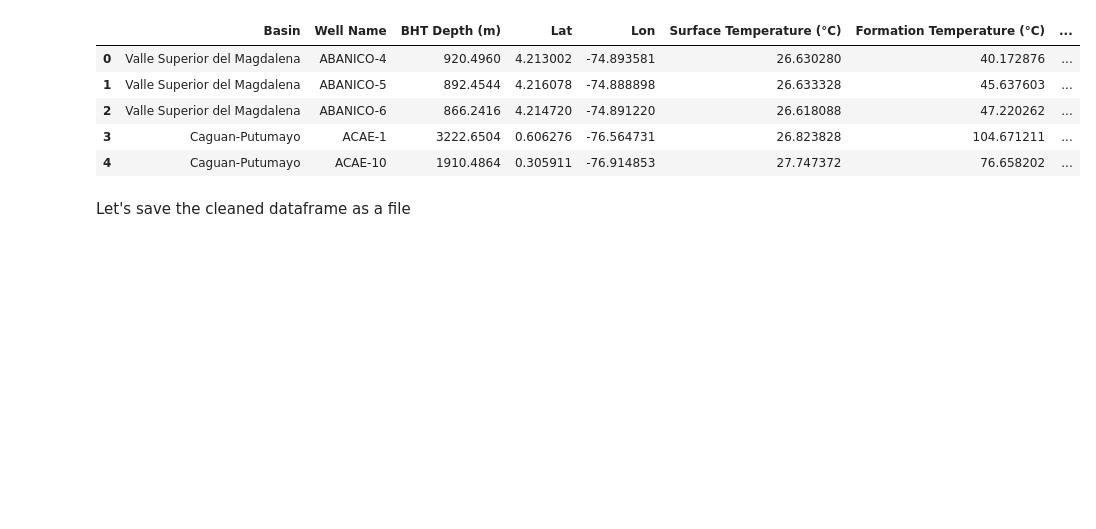
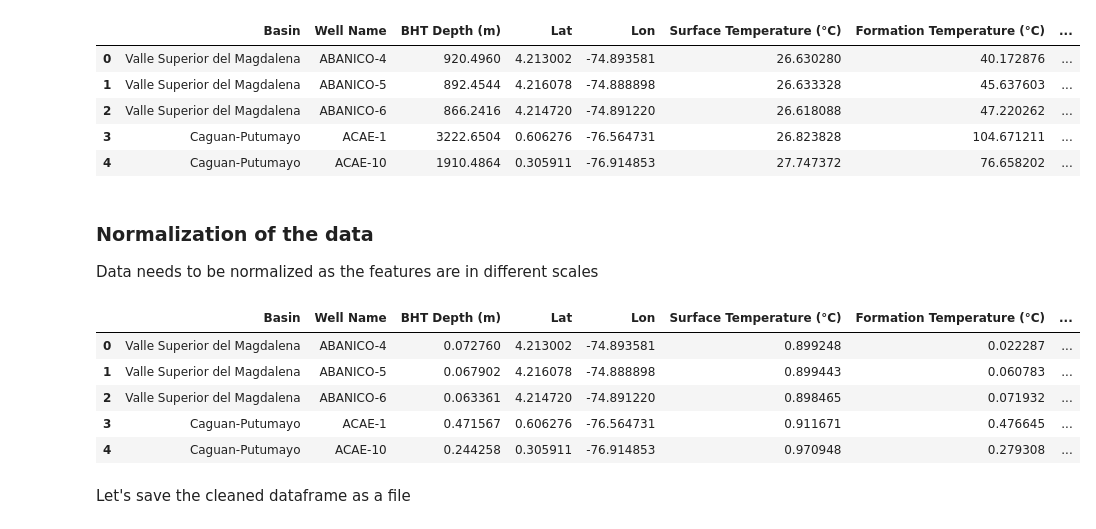
Before and after one commit to jcmefra/Geothermal-Gradient-Machine-Learning, a Jupyter notebook: Model.ipynb, the cells around one changed output. Saved outputs shown, nothing was run; the diff lists cells and outputs as text; code cells hidden in the pictures; blank space fills up the shorter version.

Commit message:
normalized data

```diff
--- a/Model.ipynb
+++ b/Model.ipynb
@@ -388,6 +388,25 @@ cleaned_data.head()
 | 2 | Valle Superior del Magdalena | ABANICO-6 | 866.2416 | 4.214720 | -74.891220 | 26.618088 | 47.220262 | ... |
 | 3 | Caguan-Putumayo | ACAE-1 | 3222.6504 | 0.606276 | -76.564731 | 26.823828 | 104.671211 | ... |
 | 4 | Caguan-Putumayo | ACAE-10 | 1910.4864 | 0.305911 | -76.914853 | 27.747372 | 76.658202 | ... |
+# %% [markdown]
+### Normalization of the data
+
+Data needs to be normalized as the features are in different scales
+# %%
+from sklearn.preprocessing import MinMaxScaler
+
+features_to_normalize = ['BHT Depth (m)', 'Formation Temperature (°C)', 'Surface Temperature (°C)', 'Distance To Nearest Volcano (m)', 'Number of Volcanoes Nearby', 'Moho Depth (m)']
+scaler = MinMaxScaler()
+cleaned_data[features_to_normalize] = scaler.fit_transform(cleaned_data[features_to_normalize])
+# %%
+cleaned_data.head()
+# %% [output]
+|  | Basin | Well Name | BHT Depth (m) | Lat | Lon | Surface Temperature (°C) | Formation Temperature (°C) | ... |
+| 0 | Valle Superior del Magdalena | ABANICO-4 | 0.072760 | 4.213002 | -74.893581 | 0.899248 | 0.022287 | ... |
+| 1 | Valle Superior del Magdalena | ABANICO-5 | 0.067902 | 4.216078 | -74.888898 | 0.899443 | 0.060783 | ... |
+| 2 | Valle Superior del Magdalena | ABANICO-6 | 0.063361 | 4.214720 | -74.891220 | 0.898465 | 0.071932 | ... |
+| 3 | Caguan-Putumayo | ACAE-1 | 0.471567 | 0.606276 | -76.564731 | 0.911671 | 0.476645 | ... |
+| 4 | Caguan-Putumayo | ACAE-10 | 0.244258 | 0.305911 | -76.914853 | 0.970948 | 0.279308 | ... |
 # %% [markdown]
 Let's save the cleaned dataframe as a file
 # %%
```
Also changed, not shown: parts of 3 cells of this notebook.
